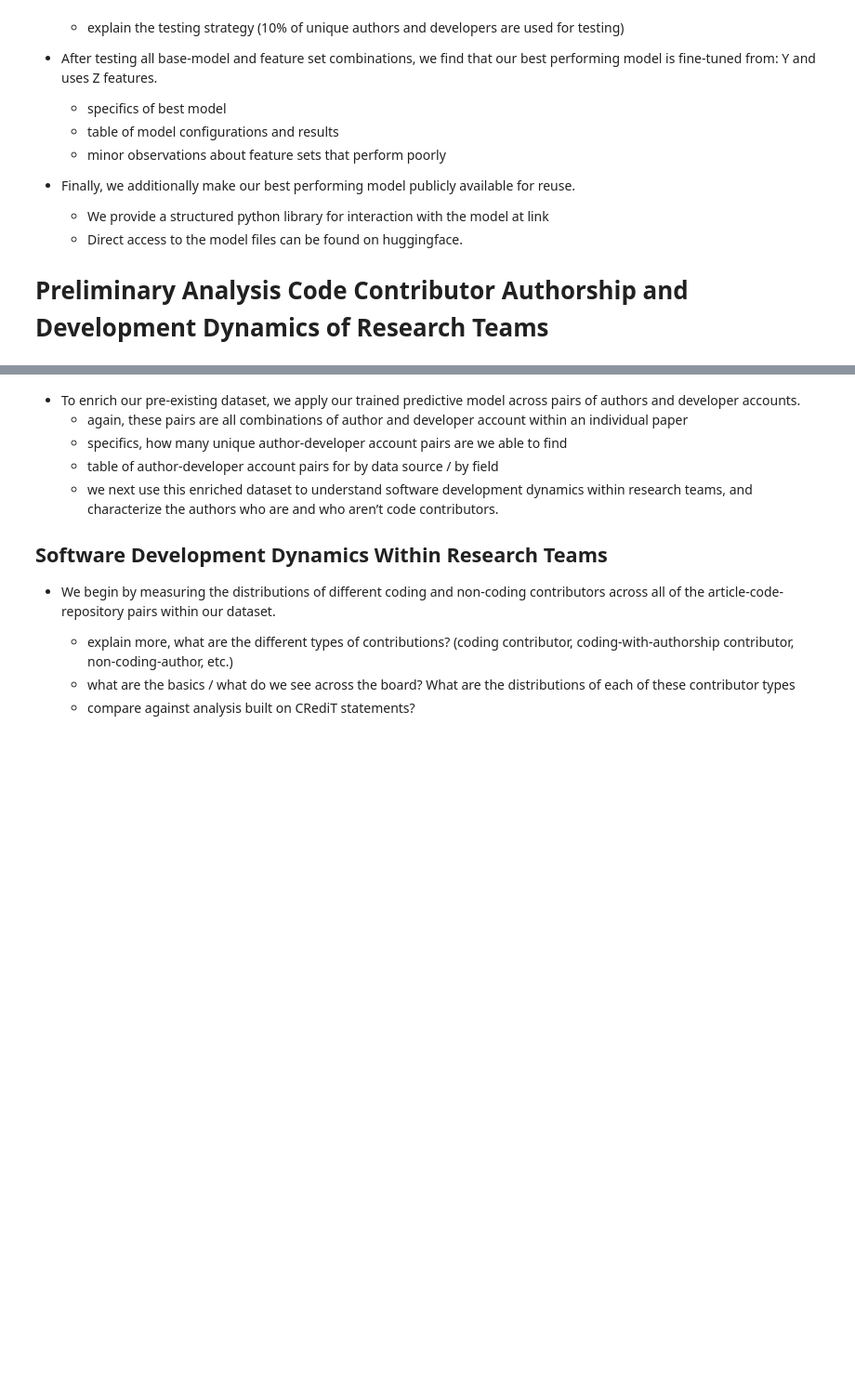
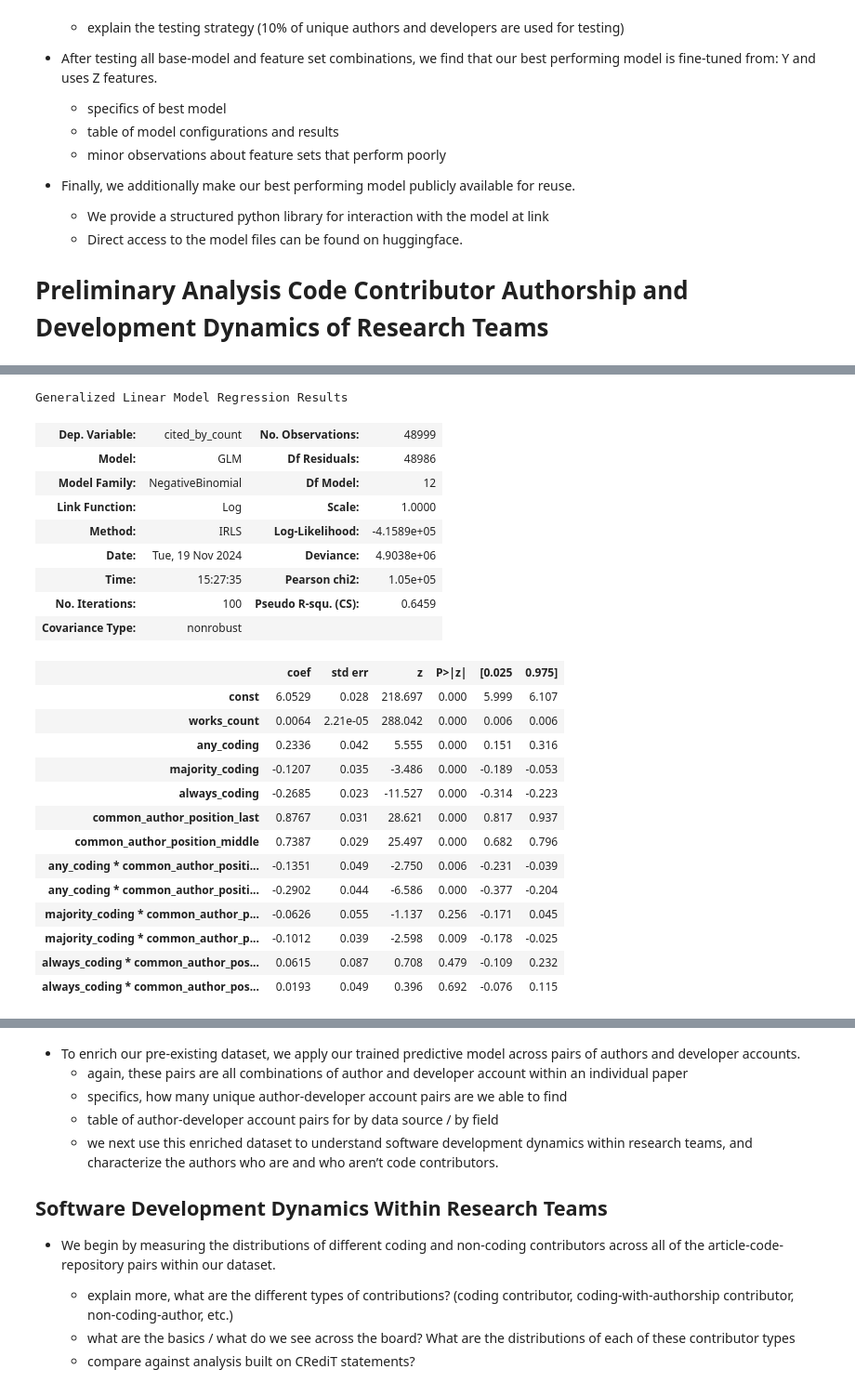
Before and after one commit to evamaxfield/rs-graph, a Jupyter notebook: publications/qss-code-authors/qss-code-authors.ipynb, the cells around one changed output, grey strips where cells are left out. Shown at 93% size. Cells and saved outputs as stored; diff of their text form; code cells hidden in the pictures; blank space fills up the shorter version.

```diff
--- a/publications/qss-code-authors/qss-code-authors.ipynb
+++ b/publications/qss-code-authors/qss-code-authors.ipynb
@@ -913,4 +608,0 @@ X = X.astype(float)
-# %%
-y = researcher_counts_with_dummies["cited_by_count"]
-model = sm.GLM(y, X, family=sm.families.Poisson()).fit()
-model.summary()
@@ -1036,0 +935,32 @@ Generalized Linear Model Regression Results
+# %%
+cited_by_count_models = compute_models(
+    "cited_by_count",
+    researchers_w_3_docs_and_coded_agg_dummies,
+    glm_family=sm.families.NegativeBinomial(),
+)
+cited_by_count_models["common_author_position"].summary()
+# %% [output]
+Generalized Linear Model Regression Results
+| Dep. Variable: | cited_by_count | No. Observations: | 48999 |
+| Model: | GLM | Df Residuals: | 48986 |
+| Model Family: | NegativeBinomial | Df Model: | 12 |
+| Link Function: | Log | Scale: | 1.0000 |
+| Method: | IRLS | Log-Likelihood: | -4.1589e+05 |
+| Date: | Tue, 19 Nov 2024 | Deviance: | 4.9038e+06 |
+| Time: | 15:27:35 | Pearson chi2: | 1.05e+05 |
+| No. Iterations: | 100 | Pseudo R-squ. (CS): | 0.6459 |
+| Covariance Type: | nonrobust |  |  |
+|  | coef | std err | z | P>|z| | [0.025 | 0.975] |
+| const | 6.0529 | 0.028 | 218.697 | 0.000 | 5.999 | 6.107 |
+| works_count | 0.0064 | 2.21e-05 | 288.042 | 0.000 | 0.006 | 0.006 |
+| any_coding | 0.2336 | 0.042 | 5.555 | 0.000 | 0.151 | 0.316 |
+| majority_coding | -0.1207 | 0.035 | -3.486 | 0.000 | -0.189 | -0.053 |
+| always_coding | -0.2685 | 0.023 | -11.527 | 0.000 | -0.314 | -0.223 |
+| common_author_position_last | 0.8767 | 0.031 | 28.621 | 0.000 | 0.817 | 0.937 |
+| common_author_position_middle | 0.7387 | 0.029 | 25.497 | 0.000 | 0.682 | 0.796 |
+| any_coding * common_author_positi... | -0.1351 | 0.049 | -2.750 | 0.006 | -0.231 | -0.039 |
+| any_coding * common_author_positi... | -0.2902 | 0.044 | -6.586 | 0.000 | -0.377 | -0.204 |
+| majority_coding * common_author_p... | -0.0626 | 0.055 | -1.137 | 0.256 | -0.171 | 0.045 |
+| majority_coding * common_author_p... | -0.1012 | 0.039 | -2.598 | 0.009 | -0.178 | -0.025 |
+| always_coding * common_author_pos... | 0.0615 | 0.087 | 0.708 | 0.479 | -0.109 | 0.232 |
+| always_coding * common_author_pos... | 0.0193 | 0.049 | 0.396 | 0.692 | -0.076 | 0.115 |
```
Also changed, not shown: parts of 21 cells of this notebook.
